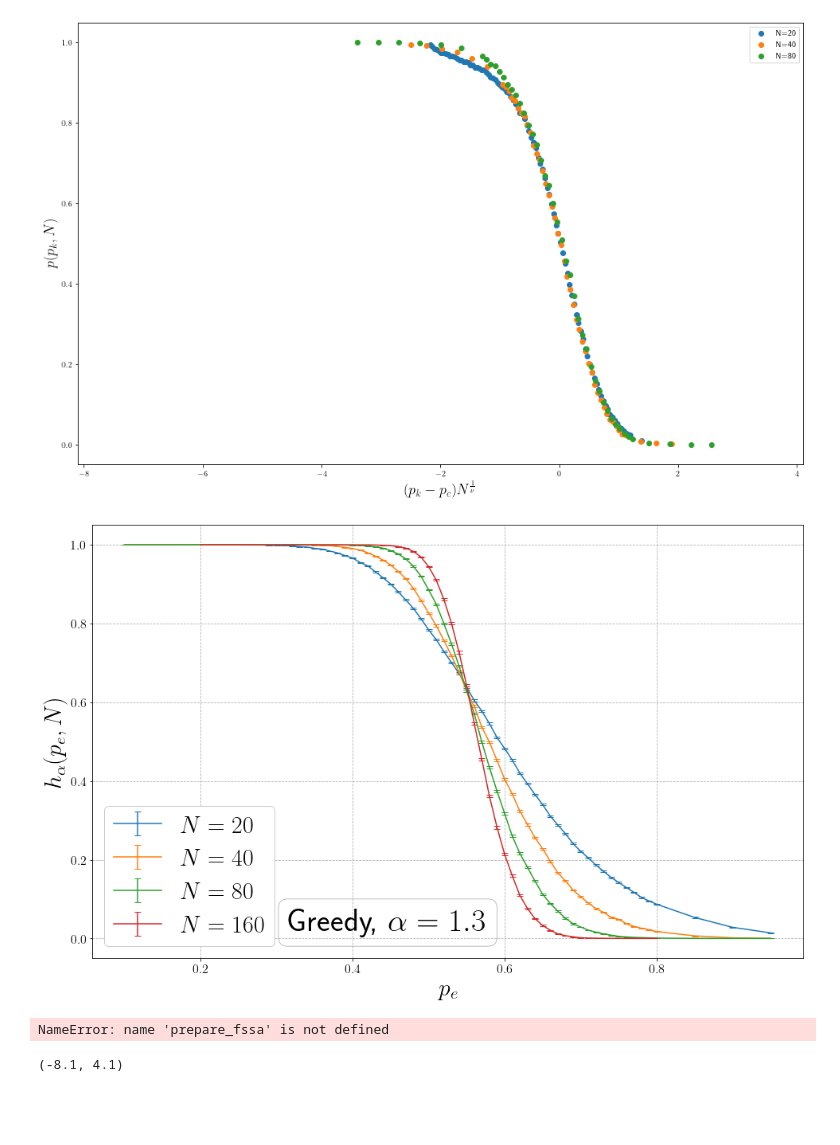
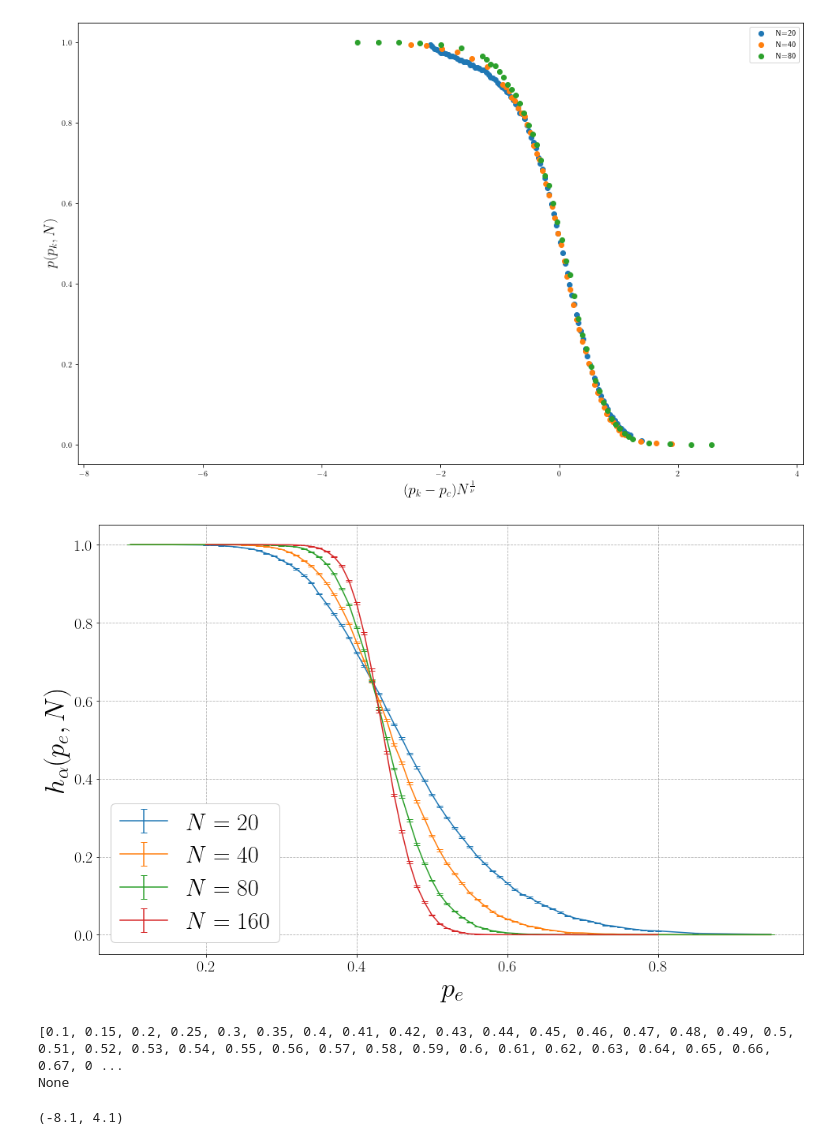
Before and after one commit to T3K14/Masterarbeit-Auswertung, a Jupyter notebook: KFC2.ipynb, the cells around one changed output. Drawn from its saved outputs; the diff is of its cells as text; code cells hidden in the pictures; blank space fills up the shorter version.

```diff
--- a/KFC2.ipynb
+++ b/KFC2.ipynb
@@ -1453,10 +1413,10 @@ for i, alg in enumerate(m.columns):
 # ax.vlines(0.6355444309347226, 0, 520, color='black')
 
 ax.set_xlabel('$p_e$', fontsize=axislabelsize)
-ax.set_ylabel('$\\bar{C}$', fontsize=axislabelsize)
+ax.set_ylabel('$\\langle C \\rangle$', fontsize=axislabelsize)
 
 for label in (ax.get_xticklabels() + ax.get_yticklabels()):
-    label.set_fontsize(16)
+    label.set_fontsize(label_fontsize)
 ax.legend(fontsize=30, loc='lower left')
 
 plt.savefig(os.path.join(plot_output_path, 'res_80_2sce'), dpi=300, facecolor=[1,1,1,1], bbox_inches='tight')
@@ -1556,4 +1516,4 @@ Text(0.5, 0, 'p_k')
 # lese vorausgewertete Daten ein
 pv5 = r'D:\Uni\Masterarbeit\Daten\KFC2\5_scenarios\Vorauswertung'
 
-data5_vor = auswertung_ma.read_vorauswertung(pv5, id='p', id_stelle=-2)
+data_vor5, dic_lp5 = auswertung_ma.read_vorauswertung(pv5, id='p', id_stelle=-2, read_lp=True)
@@ -1583,7 +1547,7 @@ n=80
 
 algs = {'Schranke4b': r'Bound', 'LP_Approx': 'LP Approximation', 'Greedy': 'Greedy'}
 
-m, sme = data5_vor[n].calc_mean_alg_results()
+m, sme = data_vor5[n].calc_mean_alg_results()
 
 # pcs1 = auswertung_ma.prepare_alg_vs_schranke_data(data1, data1_vor, alg, alpha)
 fmts = ['v', '^', '<']
@@ -1601,10 +1565,10 @@ for i, alg in enumerate(m.columns):
 # ax.vlines(0.6355444309347226, 0, 520, color='black')
 
 ax.set_xlabel('$p_e$', fontsize=axislabelsize)
-ax.set_ylabel('$\\bar{C}$', fontsize=axislabelsize)
+ax.set_ylabel('$\\langle C \\rangle$', fontsize=axislabelsize)
 
 for label in (ax.get_xticklabels() + ax.get_yticklabels()):
-    label.set_fontsize(16)
+    label.set_fontsize(label_fontsize)
 ax.legend(fontsize=30, loc='lower left')
 plt.savefig(os.path.join(plot_output_path, 'res_80_5sce.png'), dpi=300, facecolor=[1,1,1,1], bbox_inches='tight')
 # %% [output]
@@ -1612,9 +1910,9 @@ plt.savefig(os.path.join(plot_output_path, 'res_80_5sce.png'), dpi=300, facecolo
 # %%
 fig, ax = plt.subplots(figsize=(16,10))
-alpha=1.01
+alpha=1.03
 alg='LP_Approx'
 
-pcs1 = auswertung_ma.prepare_alg_vs_schranke_data({}, data5_vor, alg, alpha)
+pcs1 = auswertung_ma.prepare_alg_vs_schranke_data({}, data_vor5, alg, alpha)
 
 for n in sorted(pcs1.keys()):
 
@@ -1628,17 +1926,17 @@ ax.legend(fontsize=30, framealpha=1, loc='lower left')
 ax.set_xlabel('$p_e$', fontsize=axislabelsize)
 ax.set_ylabel(f'$h_\\alpha(p_e, N)$', fontsize=axislabelsize)
 
-ax.set_xlim([0.19,.94])
+# ax.set_xlim([0.19,.94])
 # ax.set_ylim([0.6, 1.02])
 
 # ax.set_xlim([0.55,.81])
 # ax.set_ylim([0.64, 0.99])
 # Set tick font size
 for label in (ax.get_xticklabels() + ax.get_yticklabels()):
-    label.set_fontsize(16)
+    label.set_fontsize(label_fontsize)
 ax.grid(ls='--')
-ax.text(0.39, 0.02, f"LP, $\\alpha={alpha}$", color="black", bbox=dict(fc='None', alpha=.5, boxstyle='round', color='grey'), fontsize=40)
+# ax.text(0.39, 0.02, f"LP, $\\alpha={alpha}$", color="black", bbox=dict(fc='None', alpha=.5, boxstyle='round', color='grey'), fontsize=40)
 
 
-plt.savefig('pk_uebergang_lp5_alpha1.png', dpi=300, facecolor=[1,1,1,1], bbox_inches='tight')
+plt.savefig(os.path.join(plot_output_path, f'pe_lp_h_{alpha}_5.png'), dpi=300, facecolor=[1,1,1,1], bbox_inches='tight')
 # %% [output]
@@ -1675,47 +1968,54 @@ ax.set_xlim((-8.1, 4.1))
 [figure]
 # %%
 fig, ax = plt.subplots(figsize=(16,10))
-alpha=1.3
+alpha=1.2
 alg='Greedy'
 
-pcs = auswertung_ma.prepare_alg_vs_schranke_data({}, data5_vor, alg, alpha)
+pcs = auswertung_ma.prepare_alg_vs_schranke_data({}, data_vor5, alg, alpha)
 
 for n in sorted(pcs.keys()):
 
     ax.errorbar(pcs[n].ids, pcs[n].props, yerr=pcs[n].std_dev, capsize=4, label=f'$N={n}$')
 
 
 ax.set_xlabel('$p_e$', fontsize=axislabelsize)
 ax.set_ylabel(f'$h_\\alpha(p_e, N)$', fontsize=axislabelsize)
 
 ax.legend(fontsize=30, framealpha=1, loc='lower left')
 for label in (ax.get_xticklabels() + ax.get_yticklabels()):
-    label.set_fontsize(16)
+    label.set_fontsize(label_fontsize)
 ax.grid(ls='--')
 
 # ax.set_xlim([0.295, 0.805])
 
 # alpha = 1.2
 # ax.set_xlim([0.6,.66])
 # ax.set_ylim([0.8, 1.02])
 
 # alpha = 1.1
 # ax.set_xlim([0.53, 0.58])
 # ax.set_ylim([0.4, 0.8])
-ax.text(0.315, 0.02, f"Greedy, $\\alpha={alpha}$", color="black", bbox=dict(fc='None', alpha=.5, boxstyle='round', color='grey'), fontsize=40)
+# ax.text(0.315, 0.02, f"Greedy, $\\alpha={alpha}$", color="black", bbox=dict(fc='None', alpha=.5, boxstyle='round', color='grey'), fontsize=40)
 
-plt.savefig('pk_uebergang_greedy5.png', dpi=300, facecolor=[1,1,1,1], bbox_inches='tight')
-
+plt.savefig(os.path.join(plot_output_path, f'pe_greedy_h_{alpha}_5.png'), dpi=300, facecolor=[1,1,1,1], bbox_inches='tight')
 # ax.set_xlim([0.49,.81])
 # ax.set_ylim([0.8, 1.02])
 # plt.savefig('pk_uebergang_lp.png')
 # %% [output]
-[figure, old version]
+[figure, new version]
-# %%
-l = [20, 40, 80]
-print(prepare_fssa(l, pcs, 'greedy5_alpha_1.3_20-80'))
-# %% [output]
-NameError: name 'prepare_fssa' is not defined
+# %%
+alpha=1.03
+alg='LP_Approx'
+
+pcs5 = auswertung_ma.prepare_alg_vs_schranke_data({}, data_vor5, alg, alpha)
+
+# l = [160, 320, 640, 1280, 2560]
+l = [20, 40, 80]
+
+print(prepare_fssa(l, pcs5, f'lp_5_alpha_{alpha}_20-80'))
+# %% [output]
+[0.1, 0.15, 0.2, 0.25, 0.3, 0.35, 0.4, 0.41, 0.42, 0.43, 0.44, 0.45, 0.46, 0.47, 0.48, 0.49, 0.5, 0.51, 0.52, 0.53, 0.54, 0.55, 0.56, 0.57, 0.58, 0.59, 0.6, 0.61, 0.62, 0.63, 0.64, 0.65, 0.66, 0.67, 0 ...
+None
 # %%
 fig, ax = plt.subplots(figsize=(16,10))
 # 1.3, 20, 40, 80
```
Also changed, not shown: parts of 73 cells of this notebook, 2 other files.
